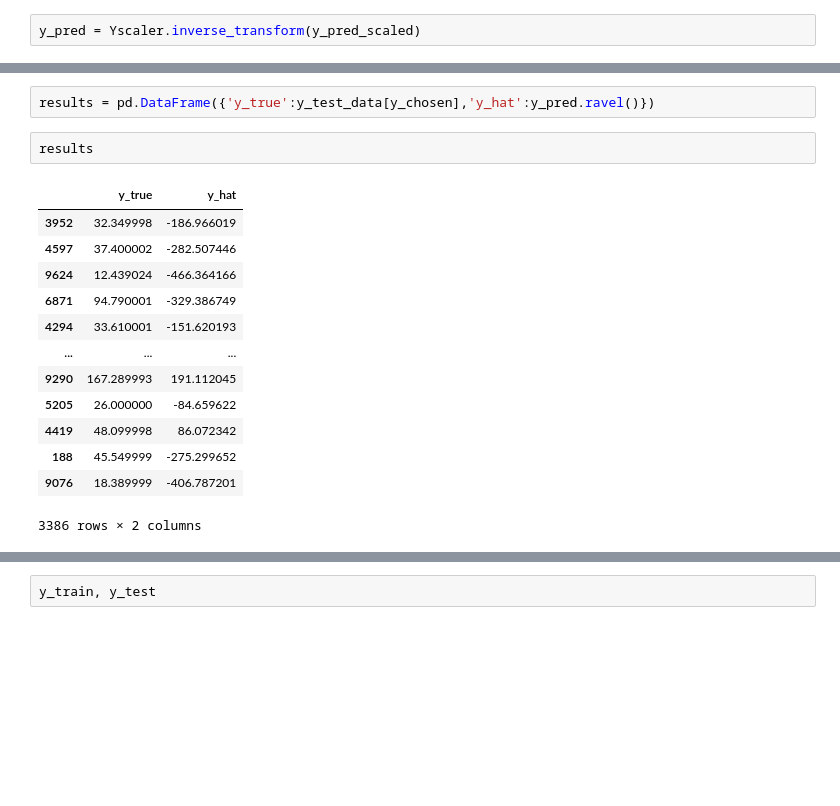
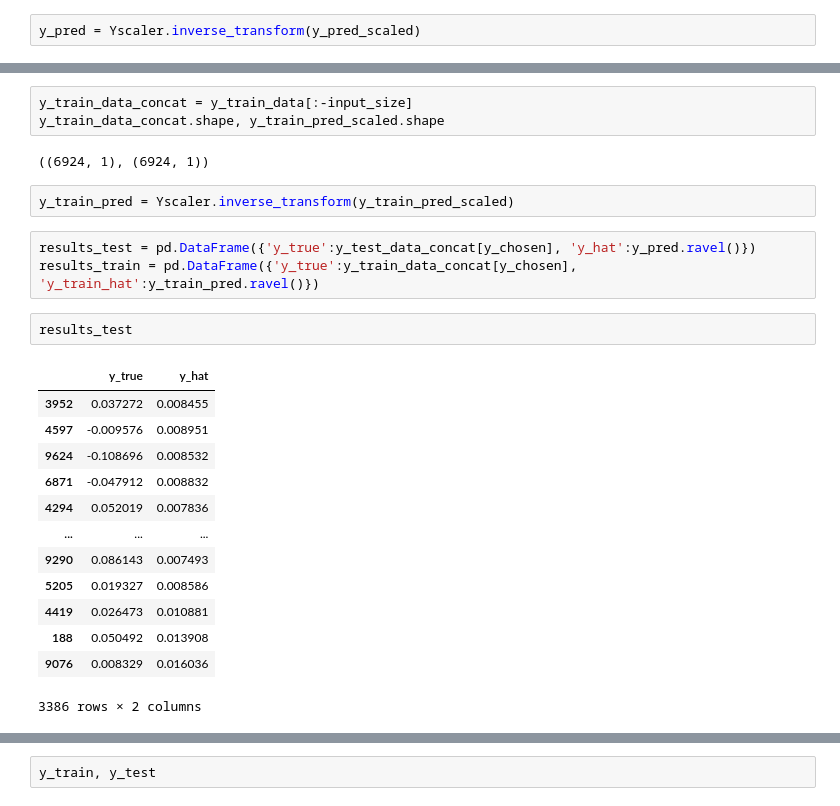
Before and after one commit to MilkSilk/ML_finance, a Jupyter notebook: advanced_modelling_LSTM.ipynb, the cells around one changed output, grey strips where cells are left out. Saved outputs shown, nothing was run; the diff lists cells and outputs as text; blank space fills up the shorter version.

```diff
--- a/advanced_modelling_prototype.ipynb
+++ b/advanced_modelling_LSTM.ipynb
@@ -266,19 +291,27 @@ y_pred = Yscaler.inverse_transform(y_pred_scaled)
+# %%
+y_train_data_concat = y_train_data[:-input_size]
+y_train_data_concat.shape, y_train_pred_scaled.shape
+# %% [output]
+((6924, 1), (6924, 1))
+# %%
+y_train_pred = Yscaler.inverse_transform(y_train_pred_scaled)
 # %%
-results = pd.DataFrame({'y_true':y_test_data[y_chosen],'y_hat':y_pred.ravel()})
+results_test = pd.DataFrame({'y_true':y_test_data_concat[y_chosen], 'y_hat':y_pred.ravel()})
+results_train = pd.DataFrame({'y_true':y_train_data_concat[y_chosen], 'y_train_hat':y_train_pred.ravel()})
-# %%
-results
-# %% [output]
-|  | y_true | y_hat |
-| 3952 | 32.349998 | -186.966019 |
-| 4597 | 37.400002 | -282.507446 |
-| 9624 | 12.439024 | -466.364166 |
-| 6871 | 94.790001 | -329.386749 |
-| 4294 | 33.610001 | -151.620193 |
-| ... | ... | ... |
-| 9290 | 167.289993 | 191.112045 |
-| 5205 | 26.000000 | -84.659622 |
-| 4419 | 48.099998 | 86.072342 |
-| 188 | 45.549999 | -275.299652 |
-| 9076 | 18.389999 | -406.787201 |
-3386 rows × 2 columns
+# %%
+results_test
+# %% [output]
+|  | y_true | y_hat |
+| 3952 | 0.037272 | 0.008455 |
+| 4597 | -0.009576 | 0.008951 |
+| 9624 | -0.108696 | 0.008532 |
+| 6871 | -0.047912 | 0.008832 |
+| 4294 | 0.052019 | 0.007836 |
+| ... | ... | ... |
+| 9290 | 0.086143 | 0.007493 |
+| 5205 | 0.019327 | 0.008586 |
+| 4419 | 0.026473 | 0.010881 |
+| 188 | 0.050492 | 0.013908 |
+| 9076 | 0.008329 | 0.016036 |
+3386 rows × 2 columns
 # %%
```
Also changed, not shown: parts of 18 cells of this notebook, 2 other files.
